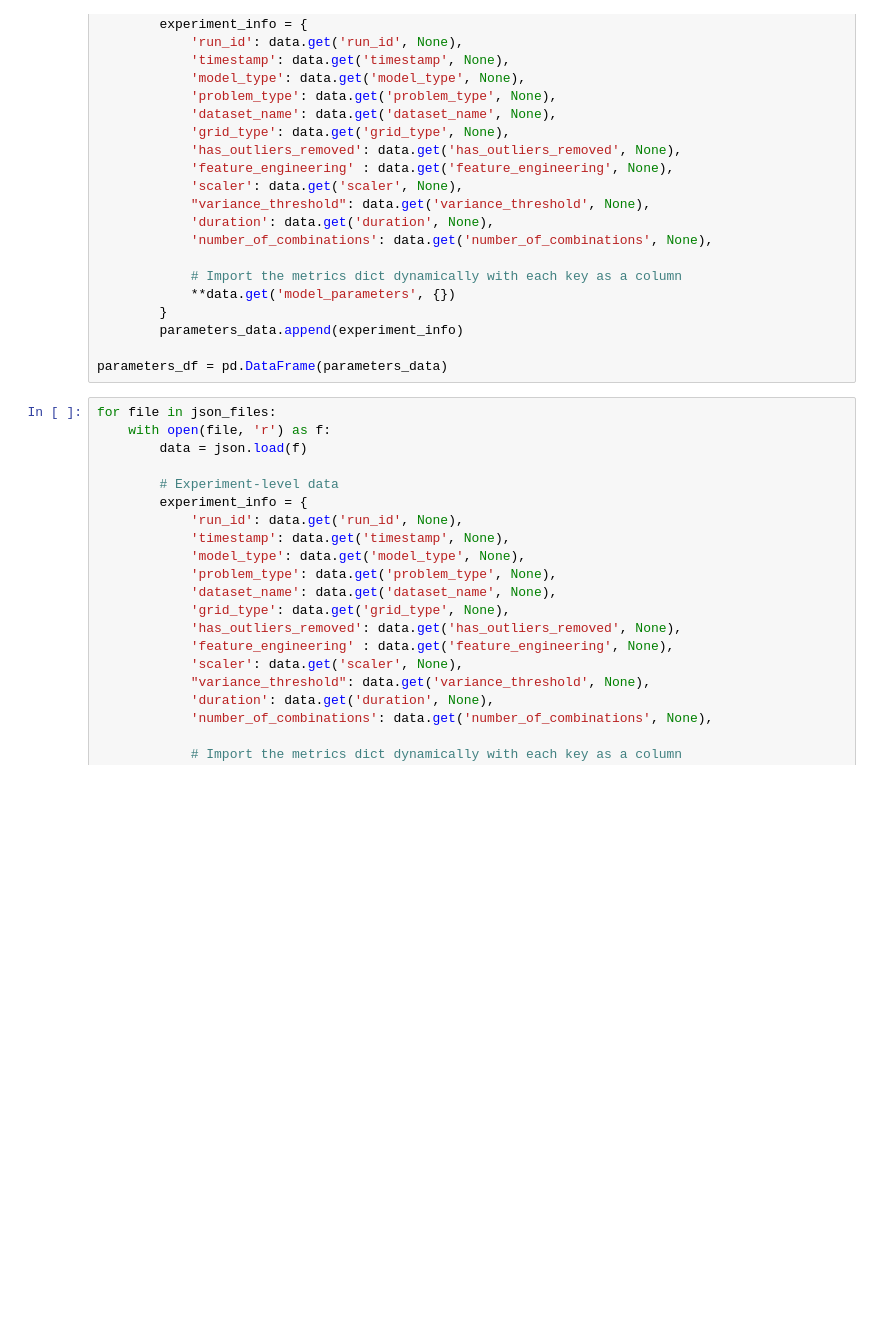
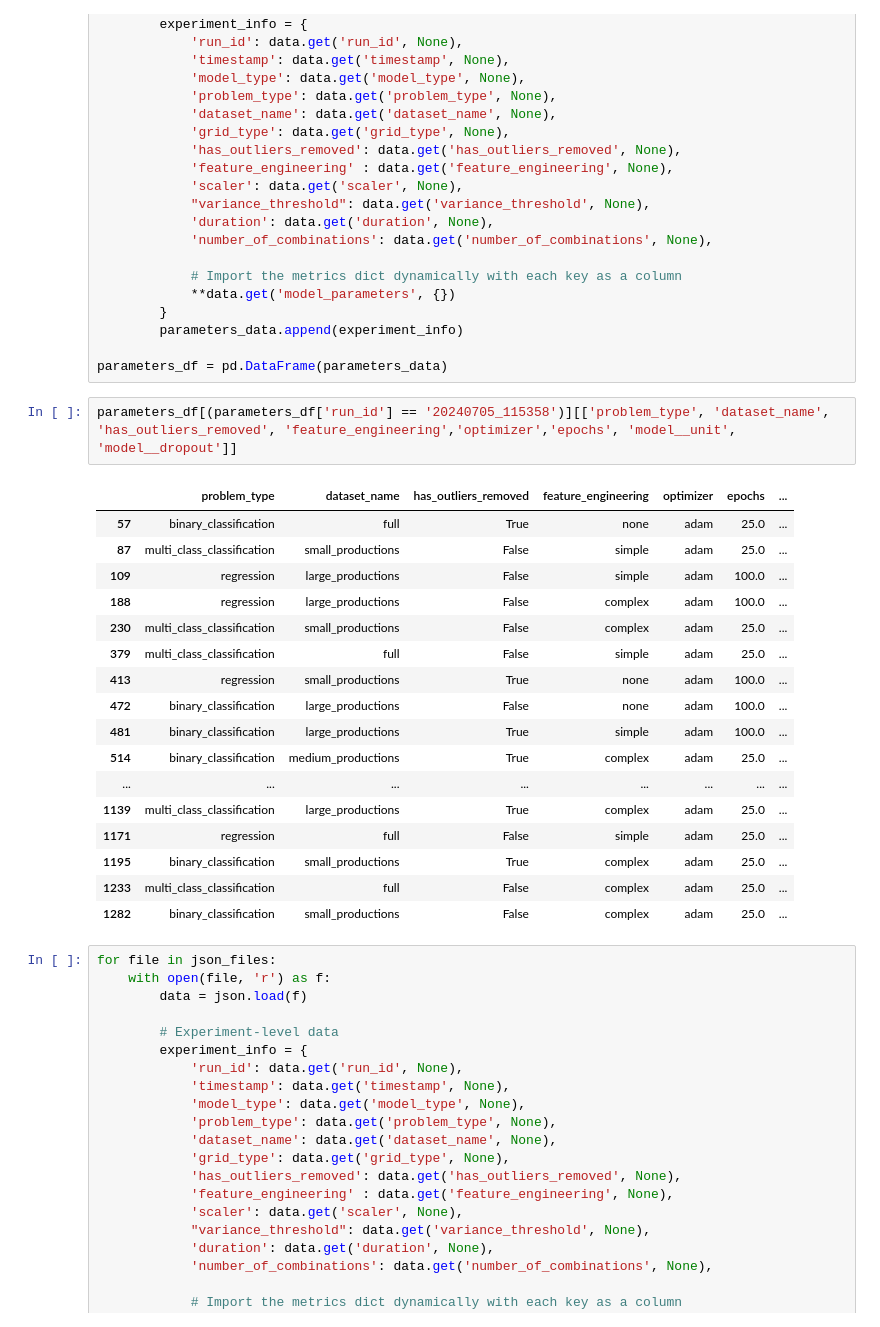
Before and after one commit to ilias1111/box-office-prediction, a Jupyter notebook: Code/4_machine_learning/metadata_analysis.ipynb, the cells around one changed output. Saved outputs shown, nothing was run; the diff lists cells and outputs as text; blank space fills up the shorter version.

```diff
--- a/Code/4_machine_learning/metadata_analysis.ipynb
+++ b/Code/4_machine_learning/metadata_analysis.ipynb
@@ -46,6 +46,26 @@ for file in json_files:
         parameters_data.append(experiment_info)
 
 parameters_df = pd.DataFrame(parameters_data)
+# %%
+parameters_df[(parameters_df['run_id'] == '20240705_115358')][['problem_type', 'dataset_name', 'has_outliers_removed', 'feature_engineering','optimizer','epochs', 'model__unit', 'model__dropout']]
+# %% [output]
+|  | problem_type | dataset_name | has_outliers_removed | feature_engineering | optimizer | epochs | ... |
+| 57 | binary_classification | full | True | none | adam | 25.0 | ... |
+| 87 | multi_class_classification | small_productions | False | simple | adam | 25.0 | ... |
+| 109 | regression | large_productions | False | simple | adam | 100.0 | ... |
+| 188 | regression | large_productions | False | complex | adam | 100.0 | ... |
+| 230 | multi_class_classification | small_productions | False | complex | adam | 25.0 | ... |
+| 379 | multi_class_classification | full | False | simple | adam | 25.0 | ... |
+| 413 | regression | small_productions | True | none | adam | 100.0 | ... |
+| 472 | binary_classification | large_productions | False | none | adam | 100.0 | ... |
+| 481 | binary_classification | large_productions | True | simple | adam | 100.0 | ... |
+| 514 | binary_classification | medium_productions | True | complex | adam | 25.0 | ... |
+| ... | ... | ... | ... | ... | ... | ... | ... |
+| 1139 | multi_class_classification | large_productions | True | complex | adam | 25.0 | ... |
+| 1171 | regression | full | False | simple | adam | 25.0 | ... |
+| 1195 | binary_classification | small_productions | True | complex | adam | 25.0 | ... |
+| 1233 | multi_class_classification | full | False | complex | adam | 25.0 | ... |
+| 1282 | binary_classification | small_productions | False | complex | adam | 25.0 | ... |
 # %%
 for file in json_files:
     with open(file, 'r') as f:
```
Also changed, not shown: parts of 6 cells of this notebook, 4 other files.
